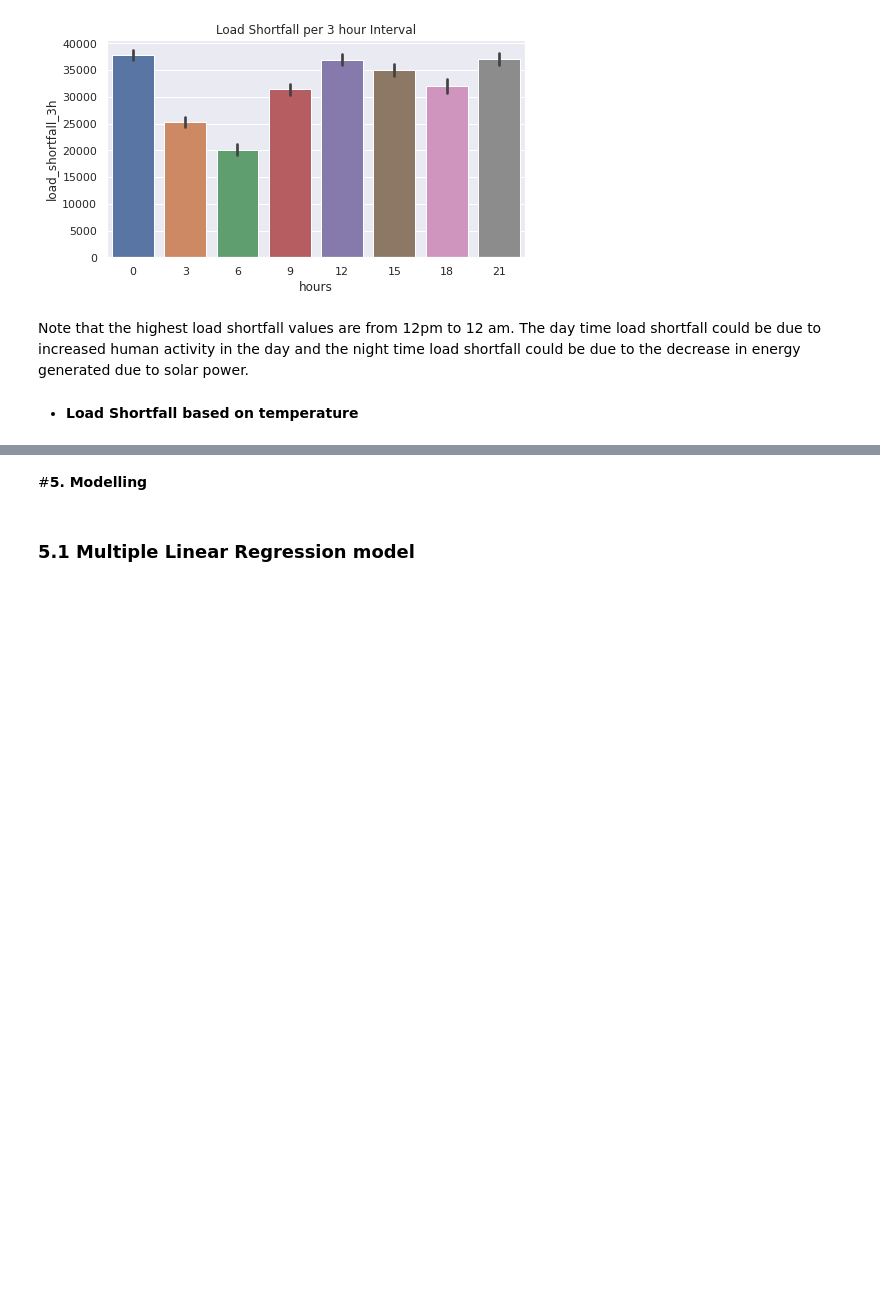
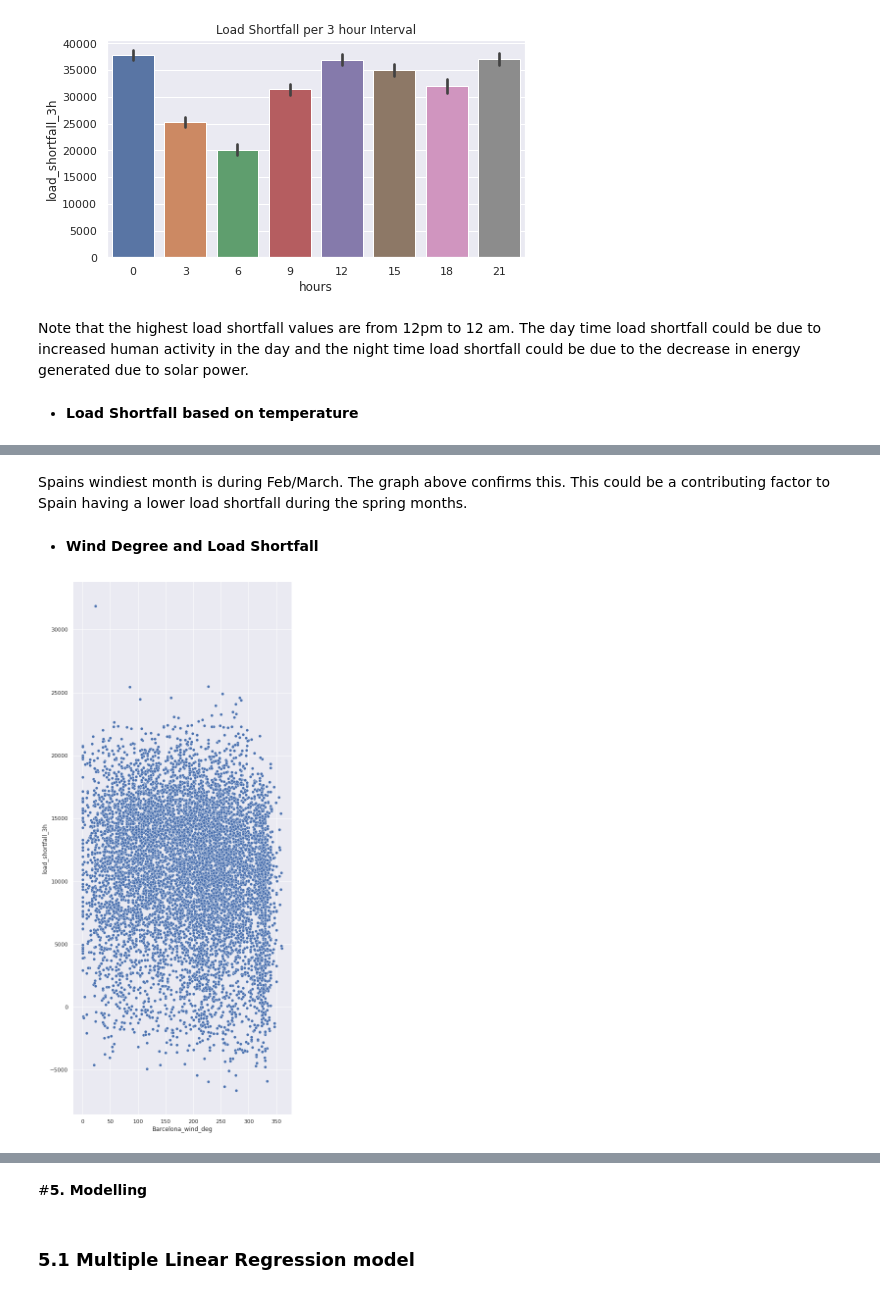
Before and after one commit to Explore-AI/load-shortfall-regression-predict-api, a Jupyter notebook: Group_13_Final_Notebook.ipynb, the cells around one changed output, grey strips where cells are left out. Saved outputs shown, nothing was run; the diff lists cells and outputs as text; code cells hidden in the pictures; blank space fills up the shorter version.

```diff
--- a/Group_13_Final_Notebook.ipynb
+++ b/Group_13_Final_Notebook.ipynb
@@ -431,0 +462,12 @@ Note that the highest load shortfall values are from 12pm to 12 am. The day time
+# %% [markdown]
+Spains windiest month is during Feb/March. The graph above confirms this. This could be a contributing factor to Spain having a lower load shortfall during the spring months.
+# %% [markdown]
+
+
+*   **Wind Degree and Load Shortfall**
+# %%
+sns.scatterplot(df_clean['Barcelona_wind_deg'],df_clean['load_shortfall_3h'])
+sns.set(rc={'figure.figsize':(8,20)})
+plt.show()
+# %% [output]
+[figure, added]
```
Also changed, not shown: parts of 26 cells of this notebook.
